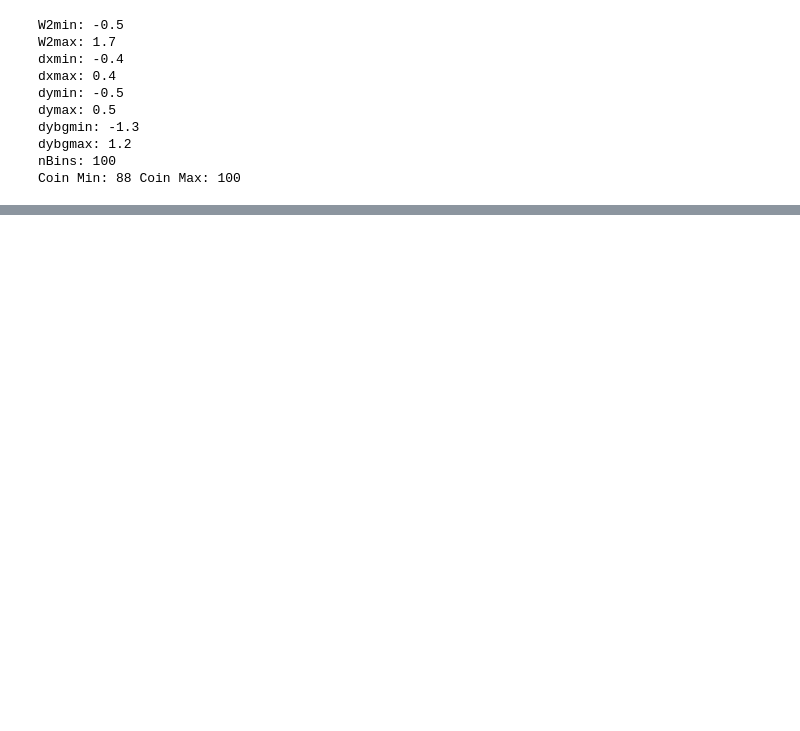
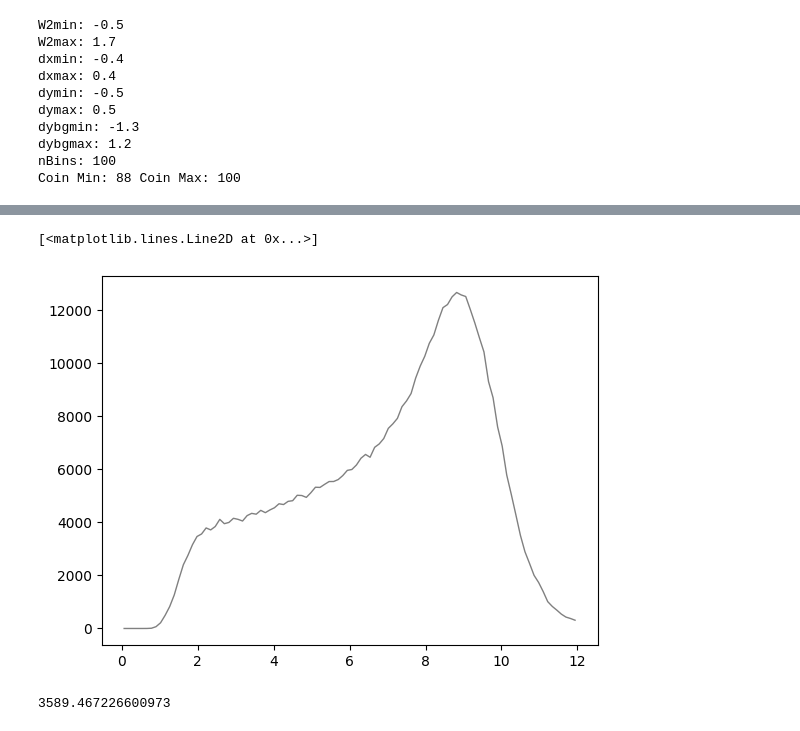
Before and after one commit to hp4xz/GEnAnalysis, a Jupyter notebook: inelasticsim/InelasticStudy.ipynb, the cells around one changed output, grey strips where cells are left out. Drawn from its saved outputs; the diff is of its cells as text; code cells hidden in the pictures; blank space fills up the shorter version.

```diff
--- a/inelasticsim/InelasticStudy.ipynb
+++ b/inelasticsim/InelasticStudy.ipynb
@@ -394,0 +530,14 @@ def CompareUPCS(config):
+# %%
+#___________________________________________________________________________________________________________
+bin_centers,bin_contents=save2[1]
+plt.plot(bin_centers, bin_contents,'-',color='grey',linewidth=1,label='Data')
+# %% [output]
+[<matplotlib.lines.Line2D at 0x...>]
+[figure, added]
+# %%
+q2array=save2[2]
+xarray=save2[3]
+np.max(xarray)
+np.max(q2array)
+# %% [output]
+3589.467226600973
```
Also changed, not shown: parts of 41 cells of this notebook.
